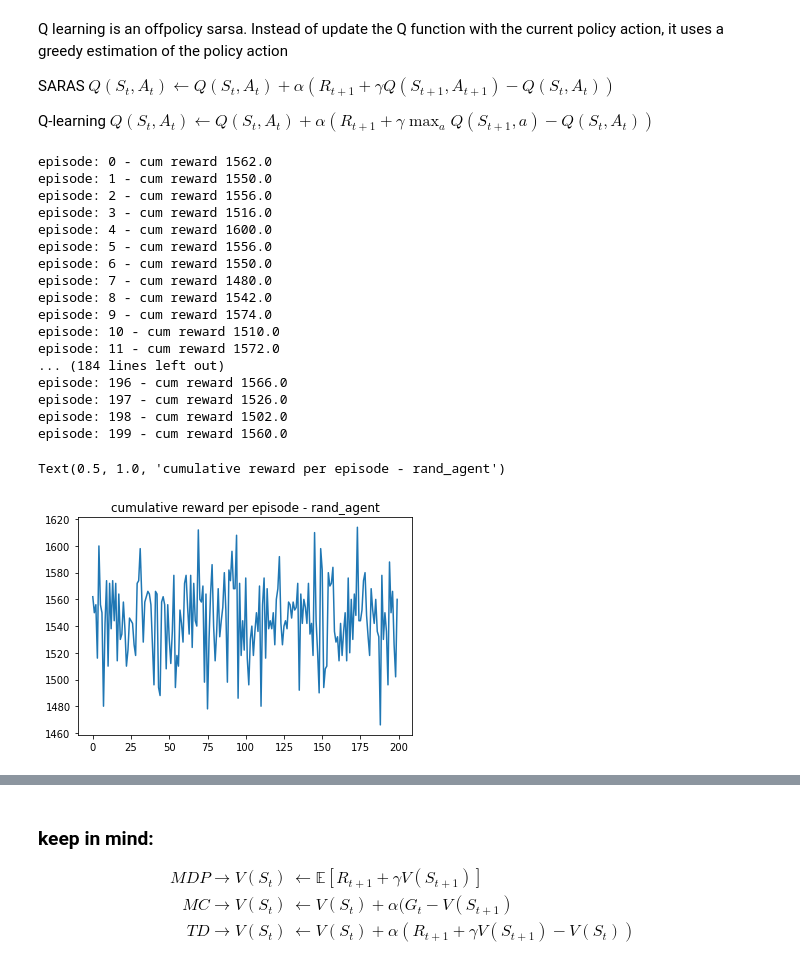
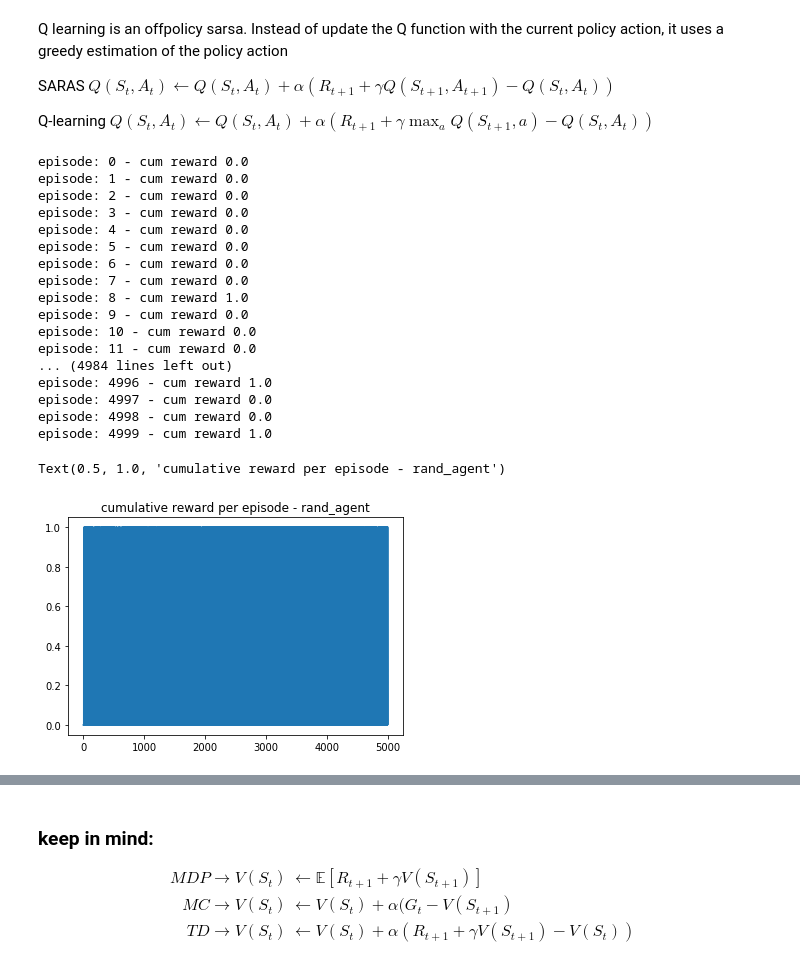
Before and after one commit to racousin/rl_introduction, a Jupyter notebook: notebooks/III) Temporal-Difference.ipynb, the cells around one changed output, grey strips where cells are left out. Drawn from its saved outputs; the diff is of its cells as text; code cells hidden in the pictures.

```diff
--- a/notebooks/III) Temporal-Difference.ipynb
+++ b/notebooks/III) Temporal-Difference.ipynb
@@ -4,5 +4,6 @@
 import numpy as np
 import gym
 import matplotlib.pyplot as plt
-from tools import Agent, plot_values_lake, policy_improvement, discount_cumsum, run_experiment_episode_train
-env = gym.make('NChain-v0')
+from rl_introduction.tools import Agent, plot_values_lake, policy_improvement, discount_cumsum, run_experiment_episode_train
+#env = gym.make('NChain-v0')
+env = gym.make('FrozenLake-v0')
@@ -272,8 +351,8 @@ SARAS $Q(S_t,A_t) \leftarrow Q(S_t,A_t)+ \alpha(R_{t+1}+\gamma Q(S_{t+1},A_{t+1}
 Q-learning $Q(S_t,A_t) \leftarrow Q(S_t,A_t)+ \alpha(R_{t+1}+\gamma \max_a Q(S_{t+1},a)−Q(S_t,A_t))$
 # %%
 class MyQAgent(Agent):
-    def __init__(self, env, is_deterministic = False, gamma = .99, epsilon = .1, alpha = .01):
-        super().__init__(env, is_deterministic, gamma, epsilon)
+    def __init__(self, env, gamma = .99, epsilon = .1, alpha = .01):
+        super().__init__(env, gamma, epsilon)
         self.alpha = alpha
         self.q = np.ones([self.env.observation_space.n, self.env.action_space.n]) / self.env.action_space.n
     def qsa_update(self, state, action, reward, next_state, done):
@@ -283,37 +362,35 @@ class MyQAgent(Agent):
             target = reward
         td_error = target - self.q[state, action]
         self.q[state, action]  += self.alpha * td_error
-    def update_policy_epsilon_greedy(self):
+    def train(self, current_state, action, reward, next_state, done):
+        self.qsa_update(current_state, action, reward, next_state, done)
         for state in range(env.observation_space.n):
             self.policy[state] = get_epsilon_greedy_policy(self.q[state], self.epsilon, env.action_space.n)
-    def train(self, current_state, action, reward, next_state, done):
-        self.qsa_update(current_state, action, reward, next_state, done)
-        self.update_policy_epsilon_greedy()
 # %%
 q_agent = MyQAgent(env)
-rewards = run_experiment_episode_train(env, q_agent, 200)
+rewards = run_experiment_episode_train(env, q_agent, 5000)
 plt.plot(rewards)
 plt.title('cumulative reward per episode - rand_agent')
 # %% [output]
-episode: 0 - cum reward 1562.0
-episode: 1 - cum reward 1550.0
-episode: 2 - cum reward 1556.0
-episode: 3 - cum reward 1516.0
-episode: 4 - cum reward 1600.0
-episode: 5 - cum reward 1556.0
-episode: 6 - cum reward 1550.0
-episode: 7 - cum reward 1480.0
-episode: 8 - cum reward 1542.0
-episode: 9 - cum reward 1574.0
-episode: 10 - cum reward 1510.0
-episode: 11 - cum reward 1572.0
-... (184 lines left out)
-episode: 196 - cum reward 1566.0
-episode: 197 - cum reward 1526.0
-episode: 198 - cum reward 1502.0
-episode: 199 - cum reward 1560.0
+episode: 0 - cum reward 0.0
+episode: 1 - cum reward 0.0
+episode: 2 - cum reward 0.0
+episode: 3 - cum reward 0.0
+episode: 4 - cum reward 0.0
+episode: 5 - cum reward 0.0
+episode: 6 - cum reward 0.0
+episode: 7 - cum reward 0.0
+episode: 8 - cum reward 1.0
+episode: 9 - cum reward 0.0
+episode: 10 - cum reward 0.0
+episode: 11 - cum reward 0.0
+... (4984 lines left out)
+episode: 4996 - cum reward 1.0
+episode: 4997 - cum reward 0.0
+episode: 4998 - cum reward 0.0
+episode: 4999 - cum reward 1.0
 Text(0.5, 1.0, 'cumulative reward per episode - rand_agent')
-[figure, old version]
+[figure, new version]
 # %%
 q_agent.policy
 # %% [output]
```
Also changed, not shown: parts of 26 cells of this notebook, 2 other files.
